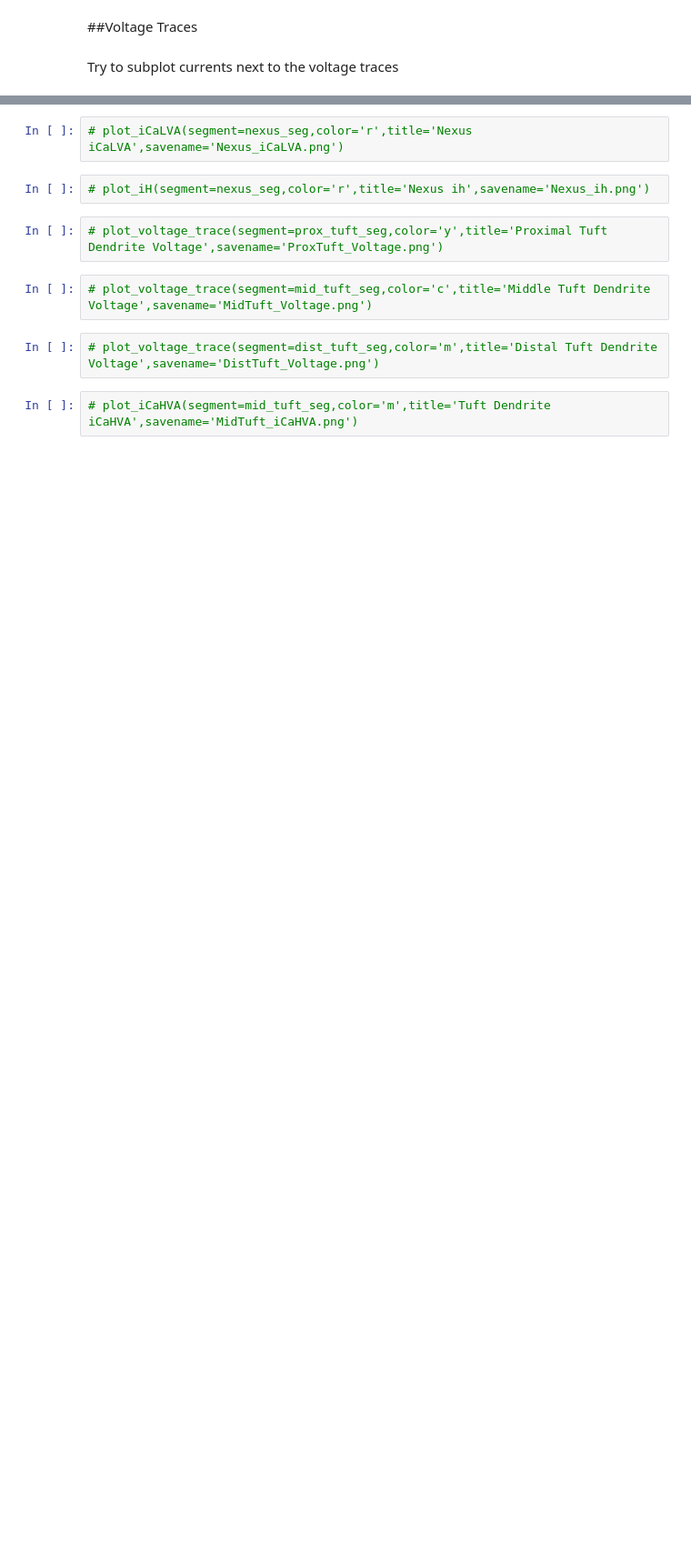
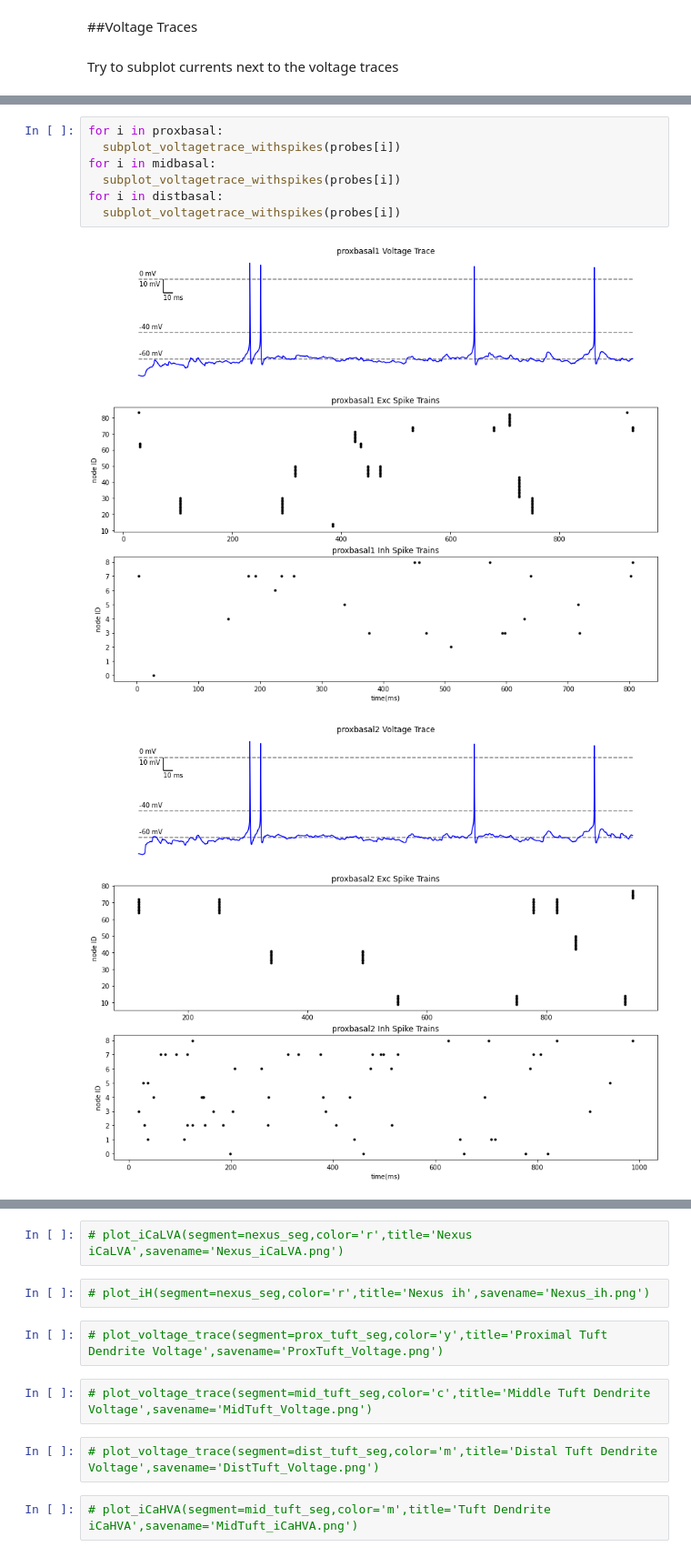
Before and after one commit to davidfague/Stylized-ReducedOrder-L5-Model, a Jupyter notebook: SROL5.ipynb, the cells around one changed output, grey strips where cells are left out. Shown at 91% size. Saved outputs shown, nothing was run; the diff lists cells and outputs as text; blank space fills up the shorter version.

```diff
--- a/SROL5.ipynb
+++ b/SROL5.ipynb
@@ -2384,0 +2408,10 @@ print(sec_list)
+# %%
+for i in proxbasal:
+  subplot_voltagetrace_withspikes(probes[i])
+for i in midbasal:
+  subplot_voltagetrace_withspikes(probes[i])
+for i in distbasal:
+  subplot_voltagetrace_withspikes(probes[i])
+# %% [output]
+[figure, added]
+[figure, added]
```
Also changed, not shown: parts of 56 cells of this notebook.
